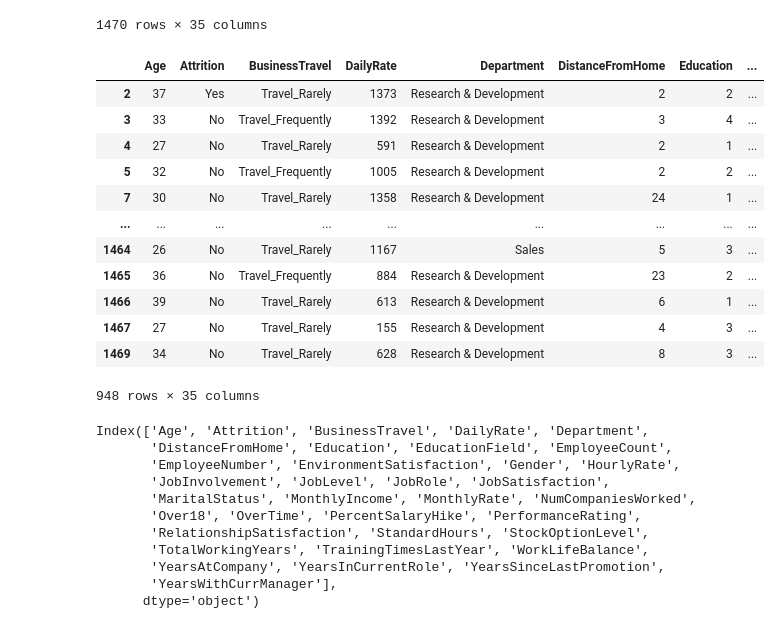
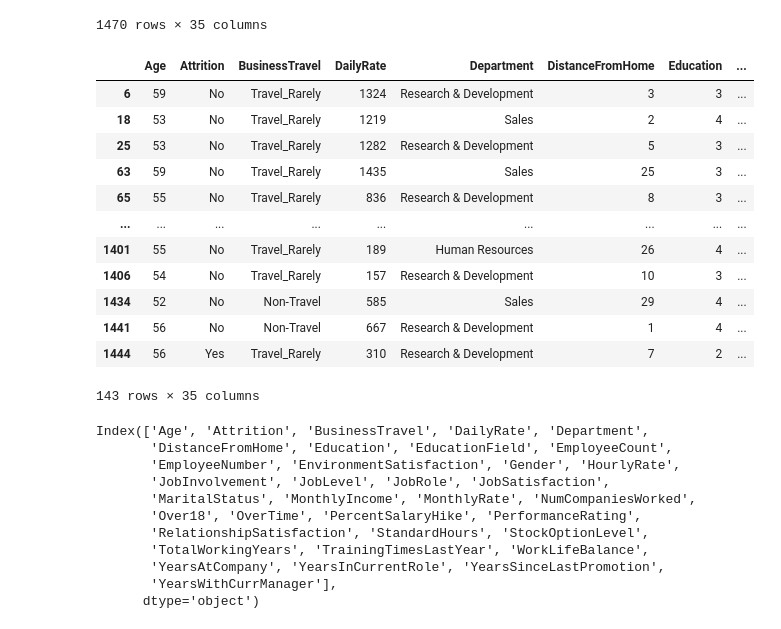
Before and after one commit to ShailaShova/COMS574, a Jupyter notebook: project_574.ipynb, the cells around one changed output. Saved outputs shown, nothing was run; the diff lists cells and outputs as text; code cells hidden in the pictures.

```diff
--- a/project_574.ipynb
+++ b/project_574.ipynb
@@ -20,21 +20,21 @@ df
 | 1469 | 34 | No | Travel_Rarely | 628 | Research & Development | 8 | 3 | ... |
 1470 rows × 35 columns
 # %%
-df[df["Age"]<40]
+df[df["Age"] > 50]
 # %% [output]
 |  | Age | Attrition | BusinessTravel | DailyRate | Department | DistanceFromHome | Education | ... |
-| 2 | 37 | Yes | Travel_Rarely | 1373 | Research & Development | 2 | 2 | ... |
-| 3 | 33 | No | Travel_Frequently | 1392 | Research & Development | 3 | 4 | ... |
-| 4 | 27 | No | Travel_Rarely | 591 | Research & Development | 2 | 1 | ... |
-| 5 | 32 | No | Travel_Frequently | 1005 | Research & Development | 2 | 2 | ... |
-| 7 | 30 | No | Travel_Rarely | 1358 | Research & Development | 24 | 1 | ... |
+| 6 | 59 | No | Travel_Rarely | 1324 | Research & Development | 3 | 3 | ... |
+| 18 | 53 | No | Travel_Rarely | 1219 | Sales | 2 | 4 | ... |
+| 25 | 53 | No | Travel_Rarely | 1282 | Research & Development | 5 | 3 | ... |
+| 63 | 59 | No | Travel_Rarely | 1435 | Sales | 25 | 3 | ... |
+| 65 | 55 | No | Travel_Rarely | 836 | Research & Development | 8 | 3 | ... |
 | ... | ... | ... | ... | ... | ... | ... | ... | ... |
-| 1464 | 26 | No | Travel_Rarely | 1167 | Sales | 5 | 3 | ... |
-| 1465 | 36 | No | Travel_Frequently | 884 | Research & Development | 23 | 2 | ... |
-| 1466 | 39 | No | Travel_Rarely | 613 | Research & Development | 6 | 1 | ... |
-| 1467 | 27 | No | Travel_Rarely | 155 | Research & Development | 4 | 3 | ... |
-| 1469 | 34 | No | Travel_Rarely | 628 | Research & Development | 8 | 3 | ... |
+| 1401 | 55 | No | Travel_Rarely | 189 | Human Resources | 26 | 4 | ... |
+| 1406 | 54 | No | Travel_Rarely | 157 | Research & Development | 10 | 3 | ... |
+| 1434 | 52 | No | Non-Travel | 585 | Sales | 29 | 4 | ... |
+| 1441 | 56 | No | Non-Travel | 667 | Research & Development | 1 | 4 | ... |
+| 1444 | 56 | Yes | Travel_Rarely | 310 | Research & Development | 7 | 2 | ... |
-948 rows × 35 columns
+143 rows × 35 columns
 # %%
 df.head().columns
 # %% [output]
```
Also changed, not shown: parts of 1 cell of this notebook.
